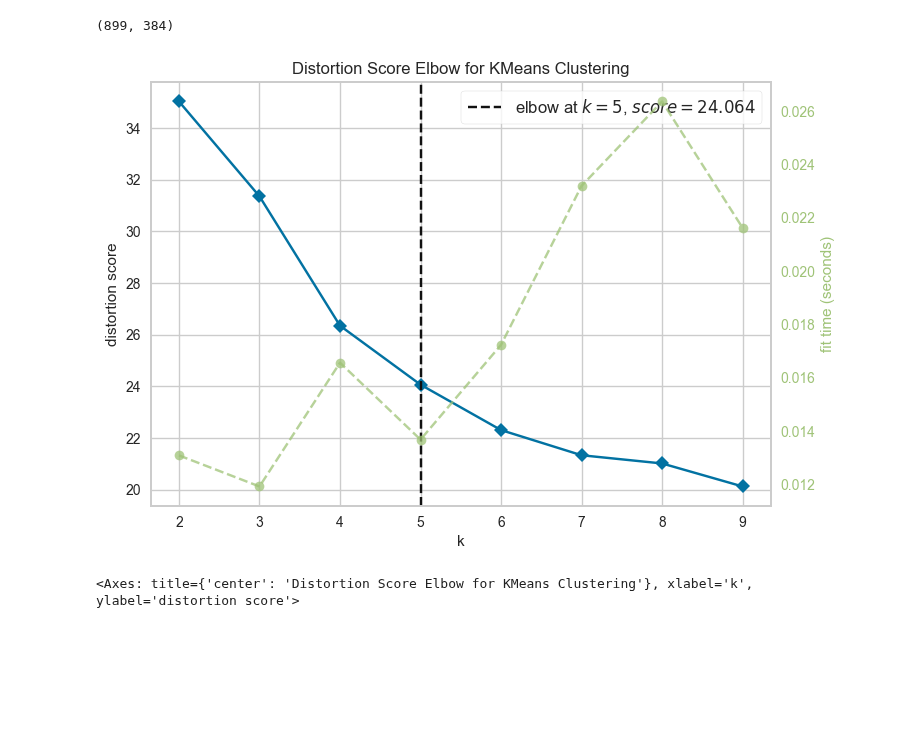
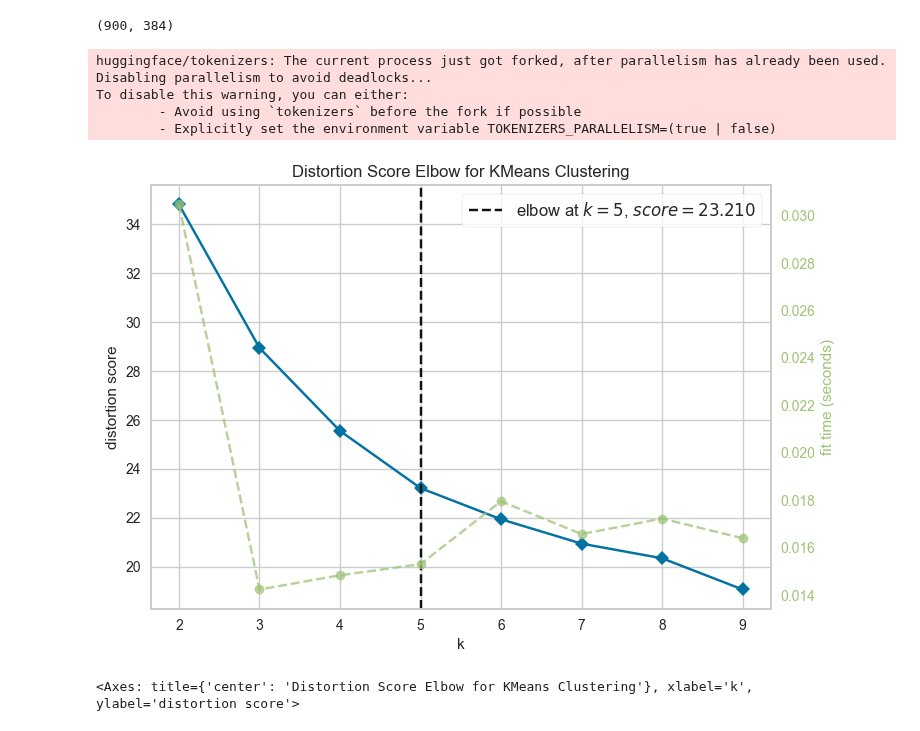
Before and after one commit to moshchev/data_analytics_ws23, a Jupyter notebook: Exam_embeddings.ipynb, the cells around one changed output. Drawn from its saved outputs; the diff is of its cells as text; code cells hidden in the pictures; blank space fills up the shorter version.

```diff
--- a/Exam_embeddings.ipynb
+++ b/Exam_embeddings.ipynb
@@ -26,7 +26,7 @@ def compile_text(x):
 
     return text
 
-sentences = df.apply(lambda x: compile_text(x), axis=1).tolist()
+sentences = data.apply(lambda x: compile_text(x), axis=1).tolist()
 
 # -------------------- Second Step --------------------
 
@@ -60,16 +60,20 @@ df_embedding['outliers'] = outliers
 embedded_data_no_outliers = df_embedding[df_embedding['outliers']==0].drop(columns=['outliers'])
 embedded_data_no_outliers.shape
 # %% [output]
-(899, 384)
+(900, 384)
 # %%
 from sklearn.cluster import KMeans
 from yellowbrick.cluster import KElbowVisualizer
 km = KMeans(init="k-means++", random_state=0, n_init="auto")
 visualizer = KElbowVisualizer(km, k=(2,10))
 
-visualizer.fit(df_embedding_no_outliers)
+visualizer.fit(embedded_data_no_outliers)
 visualizer.show()
 # %% [output]
+huggingface/tokenizers: The current process just got forked, after parallelism has already been used. Disabling parallelism to avoid deadlocks...
+To disable this warning, you can either:
+        - Avoid using `tokenizers` before the fork if possible
+        - Explicitly set the environment variable TOKENIZERS_PARALLELISM=(true | false)
-[figure, old version]
+[figure, new version]
-<Axes: title={'center': 'Distortion Score Elbow for KMeans Clustering'}, xlabel='k', ylabel='distortion score'>
+<Axes: title={'center': 'Distortion Score Elbow for KMeans Clustering'}, xlabel='k', ylabel='distortion score'>
 # %%
```
Also changed, not shown: parts of 11 cells of this notebook.
